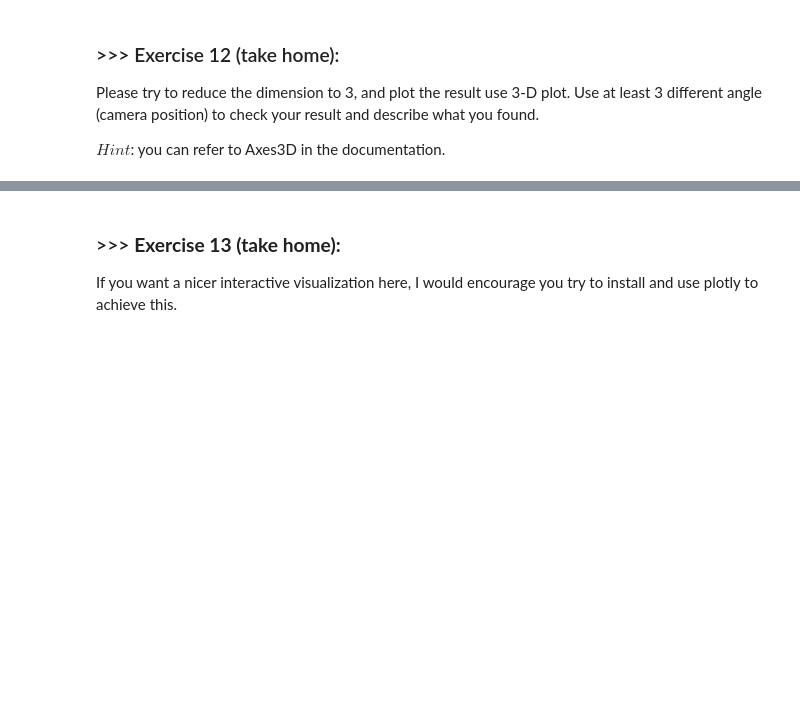
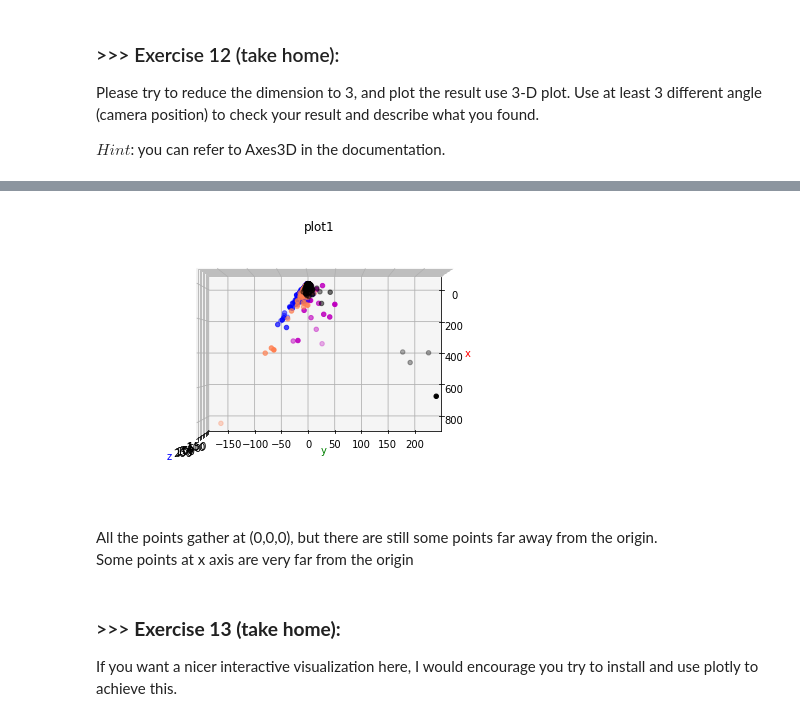
Before and after one commit to duncan1315/datamining, a Jupyter notebook: DM2020-Lab1-Homework1/DM2020-Lab1-Homework.ipynb, the cells around one changed output, grey strips where cells are left out. Cells and saved outputs as stored; diff of their text form; code cells hidden in the pictures; blank space fills up the shorter version.

```diff
--- a/DM2020-Lab1-Homework1/DM2020-Lab1-Homework.ipynb
+++ b/DM2020-Lab1-Homework1/DM2020-Lab1-Homework.ipynb
@@ -267,3 +332,24 @@ $Hint$: you can refer to Axes3D in the documentation.
+# %%
+fig3=plt.figure()
+ax=Axes3D(fig3)
+
+for c, category in zip(col, categories):
+    xs = X_reduced3[X['category_name'] == category].T[0]
+    ys = X_reduced3[X['category_name'] == category].T[1]
+    zs = X_reduced3[X['category_name'] == category].T[2]
+    bar3d = ax.scatter(xs, ys, zs, color=c)
+
+plt.title("plot1")
+ax.set_xlabel('x ', color='r')
+ax.set_ylabel('y ', color='g')
+ax.set_zlabel('z ', color='b')
+ax.view_init(90, 0)
+plt.show()
+# %% [output]
+[figure, added]
+# %% [markdown]
+All the points gather at (0,0,0), but there are still some points far away from the origin.
+Some points at x axis are very far from the origin
 # %% [markdown]
 ### >>> **Exercise 13 (take home):**
 If you want a nicer interactive visualization here, I would encourage you try to install and use plotly to achieve this.
```
Also changed, not shown: parts of 12 cells of this notebook.
